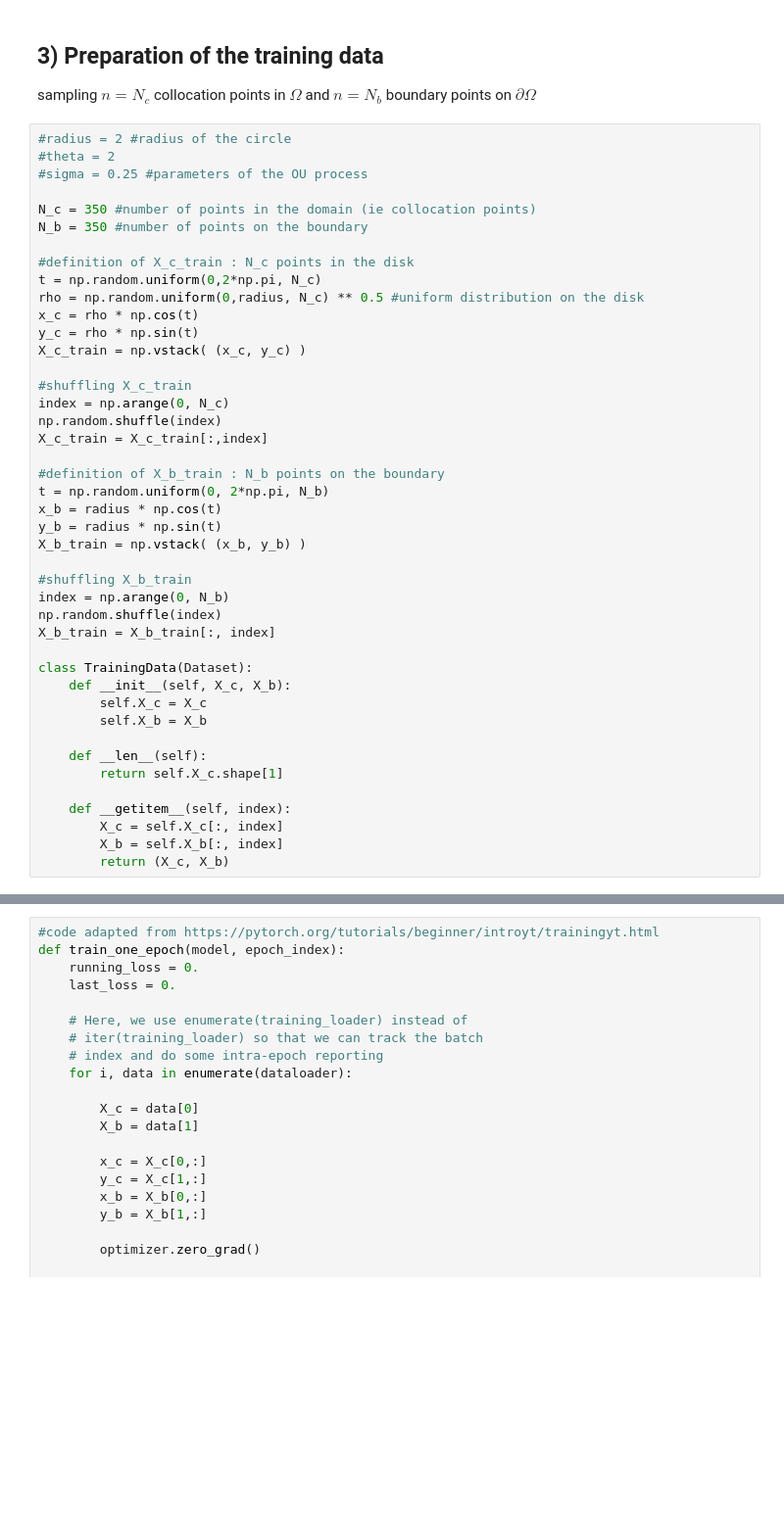
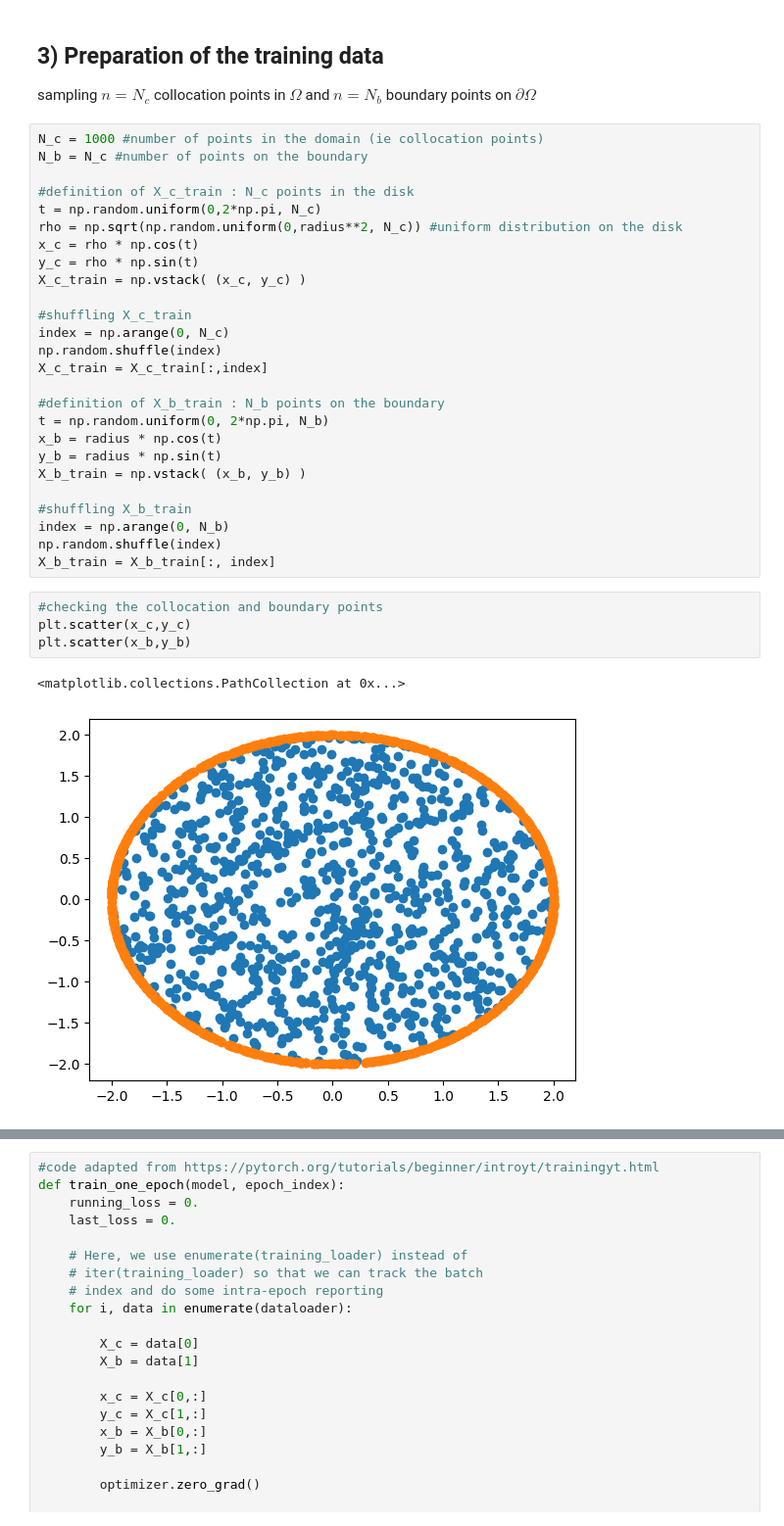
Before and after one commit to StratosFair/Mean_Escape_Time, a Jupyter notebook: OU_process/Models/standard_pinn_training.ipynb, the cells around one changed output, grey strips where cells are left out. Shown at 98% size. Drawn from its saved outputs; the diff is of its cells as text; blank space fills up the shorter version.

```diff
--- a/OU_process/Models/standard_pinn_training.ipynb
+++ b/OU_process/Models/standard_pinn_training.ipynb
@@ -212,16 +211,12 @@ def closure(model: StandardPINN, optimizer, X_c_train: torch.Tensor, X_b_train:t
 
 sampling $n = N_c$ collocation points in $\Omega$ and $n = N_b$ boundary points on $\partial \Omega $
 # %%
-#radius = 2 #radius of the circle
-#theta = 2
-#sigma = 0.25 #parameters of the OU process
-
-N_c = 350 #number of points in the domain (ie collocation points)
-N_b = 350 #number of points on the boundary
+N_c = 1000 #number of points in the domain (ie collocation points)
+N_b = N_c #number of points on the boundary
 
 #definition of X_c_train : N_c points in the disk
 t = np.random.uniform(0,2*np.pi, N_c)
-rho = np.random.uniform(0,radius, N_c) ** 0.5 #uniform distribution on the disk
+rho = np.sqrt(np.random.uniform(0,radius**2, N_c)) #uniform distribution on the disk
 x_c = rho * np.cos(t)
 y_c = rho * np.sin(t)
 X_c_train = np.vstack( (x_c, y_c) )
@@ -241,16 +236,10 @@ X_b_train = np.vstack( (x_b, y_b) )
 index = np.arange(0, N_b)
 np.random.shuffle(index)
 X_b_train = X_b_train[:, index]
-
-class TrainingData(Dataset):
-    def __init__(self, X_c, X_b):
-        self.X_c = X_c
-        self.X_b = X_b
-
-    def __len__(self):
-        return self.X_c.shape[1]
-
-    def __getitem__(self, index):
-        X_c = self.X_c[:, index]
-        X_b = self.X_b[:, index]
-        return (X_c, X_b)
+# %%
+#checking the collocation and boundary points
+plt.scatter(x_c,y_c)
+plt.scatter(x_b,y_b)
+# %% [output]
+<matplotlib.collections.PathCollection at 0x...>
+[figure, added]
```
Also changed, not shown: parts of 8 cells of this notebook.
